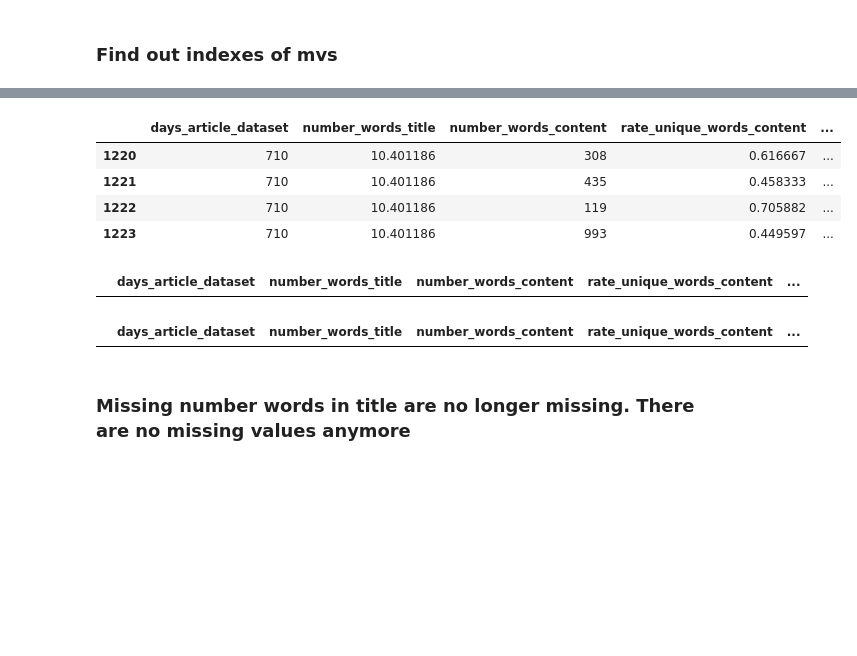
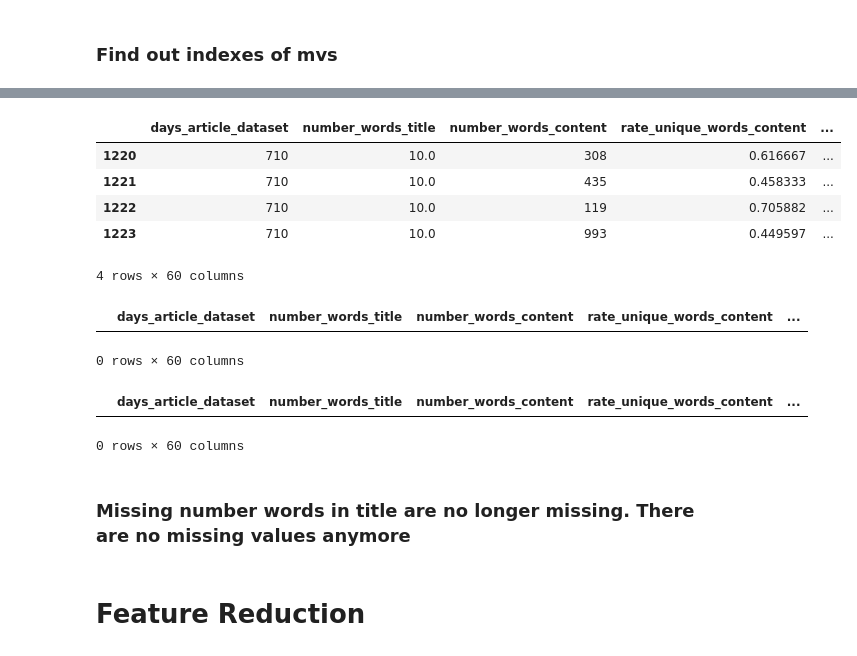
Before and after one commit to proohit/trends-in-ds-team1, a Jupyter notebook: onp_preprocessing.ipynb, the cells around one changed output, grey strips where cells are left out. Drawn from its saved outputs; the diff is of its cells as text; code cells hidden in the pictures; blank space fills up the shorter version.

```diff
--- a/onp_preprocessing.ipynb
+++ b/onp_preprocessing.ipynb
@@ -92,24 +96,29 @@ display(number_words_title_mvs)
 # %%
 from sklearn.experimental import enable_iterative_imputer
-from sklearn.impute import IterativeImputer
+from sklearn.impute import SimpleImputer
 from datasets import show_mvs
 
 columns = [' number_words_title']
-mvs_data =popularity_data[columns]
+mvs_data = popularity_data[columns]
 
-imp = IterativeImputer(max_iter=20)
+imp = SimpleImputer(strategy='median')
 transformed_x= imp.fit_transform(mvs_data)
 popularity_data[' number_words_title'] = transformed_x
 
 display(popularity_data.loc[number_words_title_mvs.index])
 show_mvs(popularity_data)
 # %% [output]
 |  | days_article_dataset | number_words_title | number_words_content | rate_unique_words_content | ... |
-| 1220 | 710 | 10.401186 | 308 | 0.616667 | ... |
-| 1221 | 710 | 10.401186 | 435 | 0.458333 | ... |
-| 1222 | 710 | 10.401186 | 119 | 0.705882 | ... |
-| 1223 | 710 | 10.401186 | 993 | 0.449597 | ... |
+| 1220 | 710 | 10.0 | 308 | 0.616667 | ... |
+| 1221 | 710 | 10.0 | 435 | 0.458333 | ... |
+| 1222 | 710 | 10.0 | 119 | 0.705882 | ... |
+| 1223 | 710 | 10.0 | 993 | 0.449597 | ... |
+4 rows × 60 columns
 |  | days_article_dataset | number_words_title | number_words_content | rate_unique_words_content | ... |
+0 rows × 60 columns
 |  | days_article_dataset | number_words_title | number_words_content | rate_unique_words_content | ... |
+0 rows × 60 columns
 # %% [markdown]
 ### Missing number words in title are no longer missing. There are no missing values anymore
+# %% [markdown]
+# Feature Reduction
```
Also changed, not shown: parts of 5 cells of this notebook.
